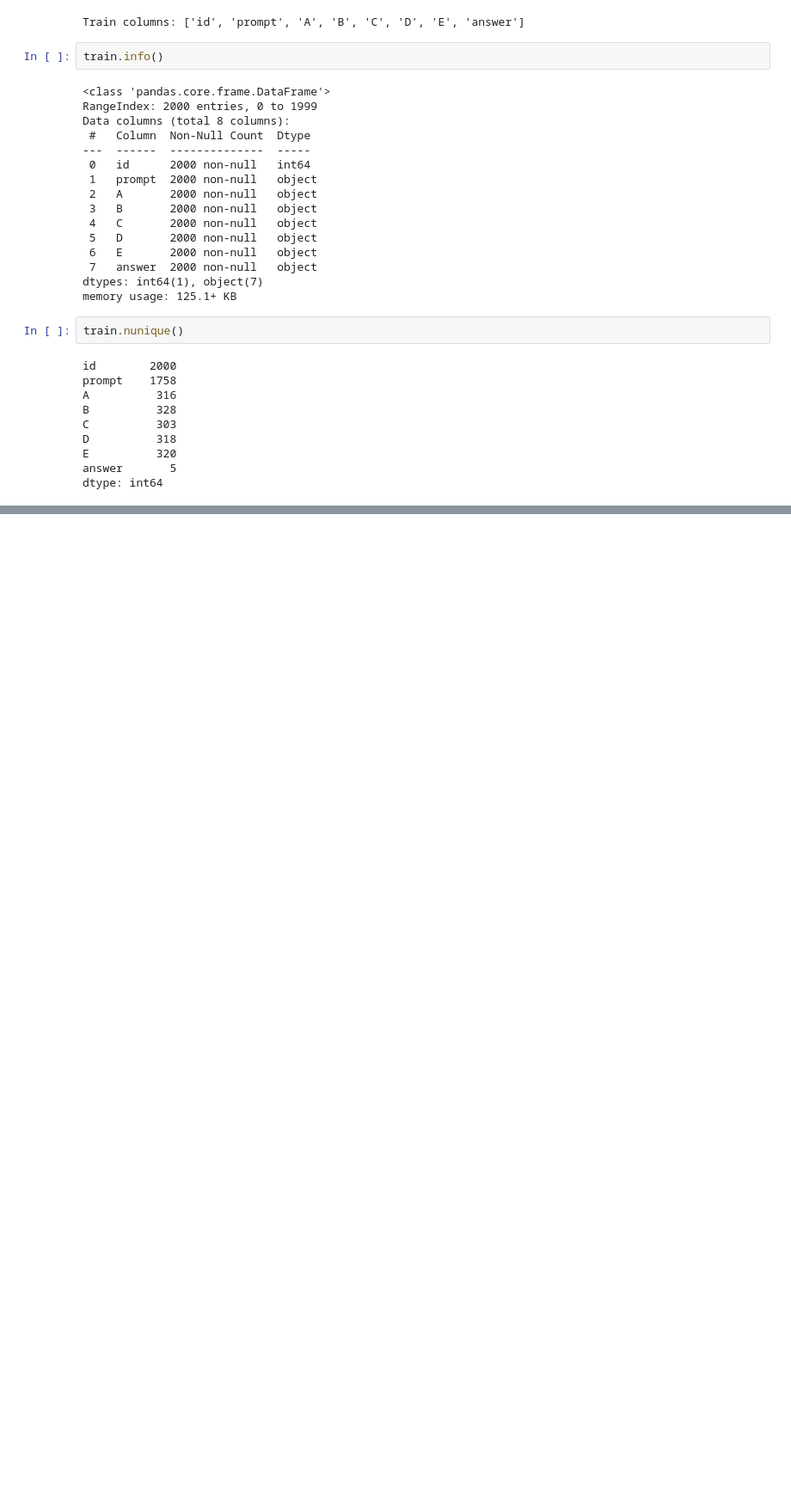
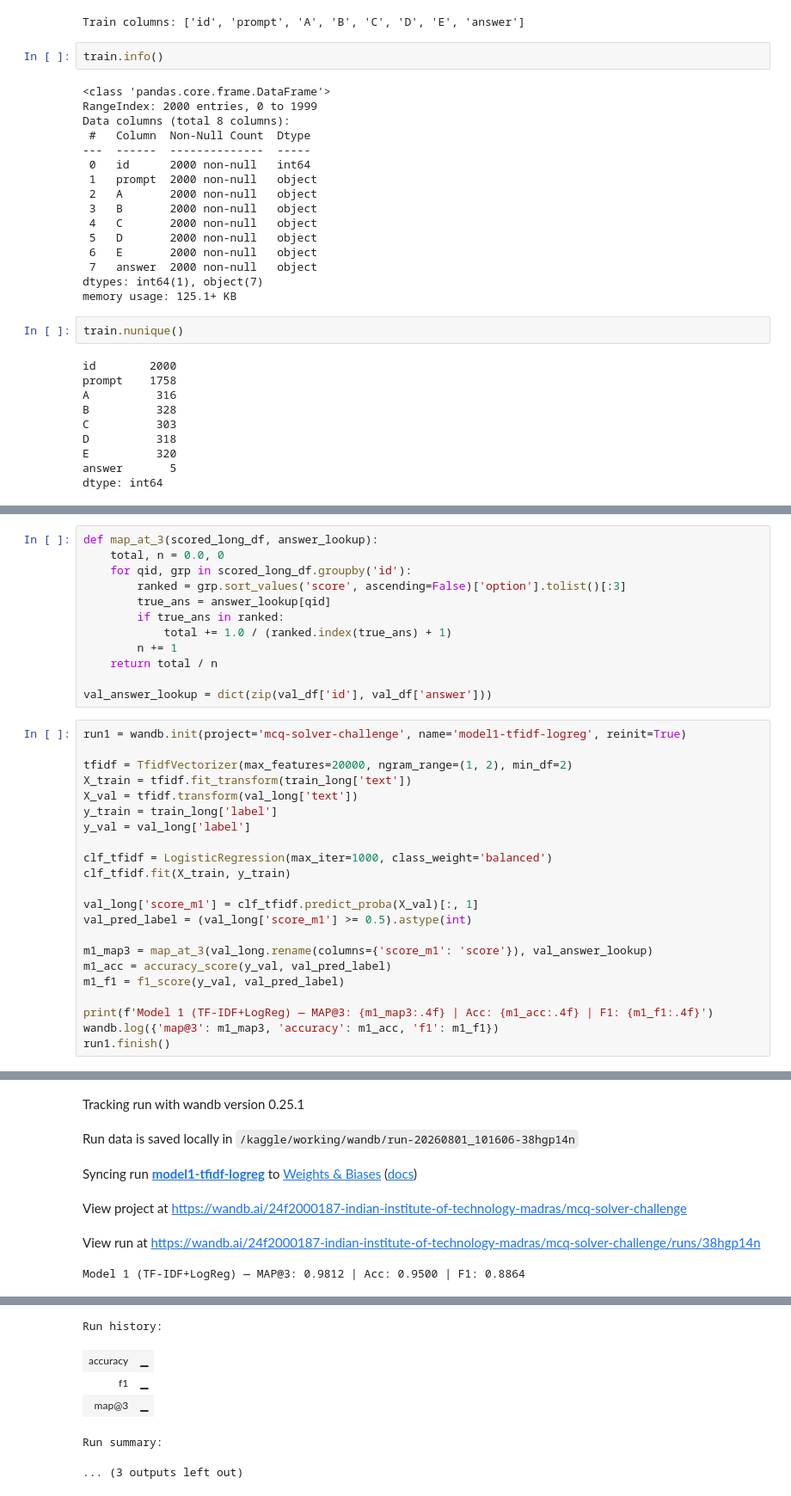
Before and after one commit to 24F2000187/DL-24f2000187-notebook-t22026, a Jupyter notebook: kaggle_notebook.ipynb, the cells around one changed output, grey strips where cells are left out. Shown at 86% size. Drawn from its saved outputs; the diff is of its cells as text; blank space fills up the shorter version.

Commit message:
Kaggle Notebook | DL-24f2000187-notebook-t22026

```diff
--- a/kaggle_notebook.ipynb
+++ b/kaggle_notebook.ipynb
@@ -288,0 +297,35 @@ Requirement already satisfied: smmap<6,>=3.0.1 in /usr/local/lib/python3.12/dist
+# %%
+def map_at_3(scored_long_df, answer_lookup):
+    total, n = 0.0, 0
+    for qid, grp in scored_long_df.groupby('id'):
+        ranked = grp.sort_values('score', ascending=False)['option'].tolist()[:3]
+        true_ans = answer_lookup[qid]
+        if true_ans in ranked:
+            total += 1.0 / (ranked.index(true_ans) + 1)
+        n += 1
+    return total / n
+
+val_answer_lookup = dict(zip(val_df['id'], val_df['answer']))
+# %%
+run1 = wandb.init(project='mcq-solver-challenge', name='model1-tfidf-logreg', reinit=True)
+
+tfidf = TfidfVectorizer(max_features=20000, ngram_range=(1, 2), min_df=2)
+X_train = tfidf.fit_transform(train_long['text'])
+X_val = tfidf.transform(val_long['text'])
+y_train = train_long['label']
+y_val = val_long['label']
+
+clf_tfidf = LogisticRegression(max_iter=1000, class_weight='balanced')
+clf_tfidf.fit(X_train, y_train)
+
+val_long['score_m1'] = clf_tfidf.predict_proba(X_val)[:, 1]
+val_pred_label = (val_long['score_m1'] >= 0.5).astype(int)
+
+m1_map3 = map_at_3(val_long.rename(columns={'score_m1': 'score'}), val_answer_lookup)
+m1_acc = accuracy_score(y_val, val_pred_label)
+m1_f1 = f1_score(y_val, val_pred_label)
+
+print(f'Model 1 (TF-IDF+LogReg) — MAP@3: {m1_map3:.4f} | Acc: {m1_acc:.4f} | F1: {m1_f1:.4f}')
+wandb.log({'map@3': m1_map3, 'accuracy': m1_acc, 'f1': m1_f1})
+run1.finish()
+# %% [output]
@@ -288,0 +334,6 @@ Requirement already satisfied: smmap<6,>=3.0.1 in /usr/local/lib/python3.12/dist
+Tracking run with wandb version 0.25.1
+Run data is saved locally in /kaggle/working/wandb/run-20260801_101606-38hgp14n
+Syncing run model1-tfidf-logreg to Weights & Biases (docs)
+View project at https://wandb.ai/24f2000187-indian-institute-of-technology-madras/mcq-solver-challenge
+View run at https://wandb.ai/24f2000187-indian-institute-of-technology-madras/mcq-solver-challenge/runs/38hgp14n
+Model 1 (TF-IDF+LogReg) — MAP@3: 0.9812 | Acc: 0.9500 | F1: 0.8864
@@ -288,0 +341,6 @@ Requirement already satisfied: smmap<6,>=3.0.1 in /usr/local/lib/python3.12/dist
+Run history:
+| accuracy | ▁ |
+| f1 | ▁ |
+| map@3 | ▁ |
+Run summary:
+... (3 outputs left out)
```
Also changed, not shown: parts of 17 cells of this notebook.
